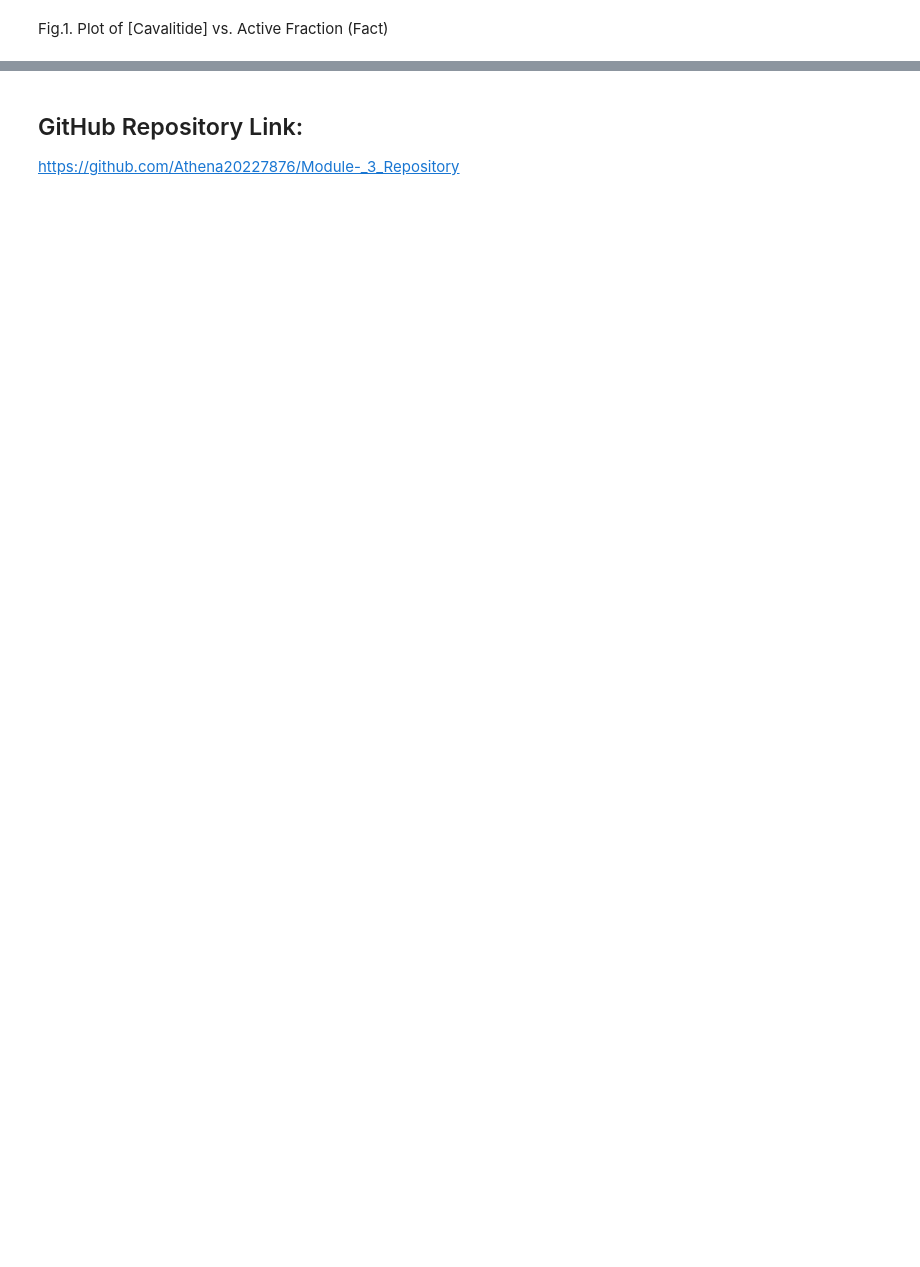
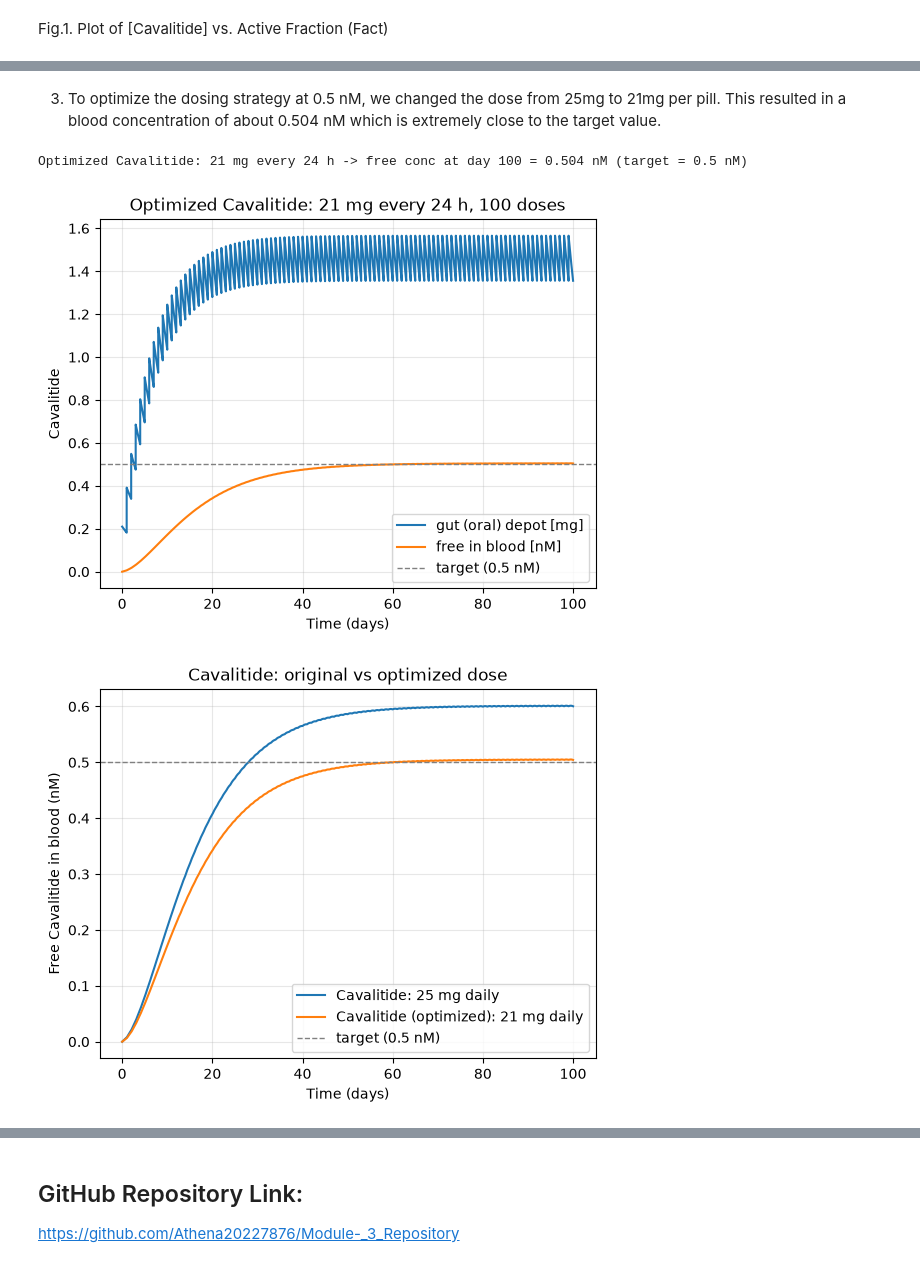
Before and after one commit to Athena20227876/Module-_3_Repository, a Jupyter notebook: M&M_Module3_Notebook.ipynb, the cells around one changed output, grey strips where cells are left out. Drawn from its saved outputs; the diff is of its cells as text; code cells hidden in the pictures; blank space fills up the shorter version.

```diff
--- a/M&M_Module3_Notebook.ipynb
+++ b/M&M_Module3_Notebook.ipynb
@@ -140 +276,49 @@ Your boss is really excited about the progress of your team in Task 1 on the dev
+# %% [markdown]
+3) To optimize the dosing strategy at 0.5 nM, we changed the dose from 25mg to 21mg per pill. This resulted in a blood concentration of about 0.504 nM which is extremely close to the target value.
+# %%
+# Step 1: Optimized Cavalitide dosing
+target = 0.5                                     # nM, target free steady state concentration
+products['Cavalitide (optimized)'] = dict(Favailable=0.01,
+                                          ka=0.006,          # 1/h
+                                          D=21,              # mg, changed from 25
+                                          interval=24,       # h
+                                          n_doses=100,
+                                          depot='gut (oral)')
+
+# Step 2: Simulate optimized dosing
+p = products['Cavalitide (optimized)']
+results['Cavalitide (optimized)'] = simulate(p['Favailable'], p['ka'], p['D'], p['interval'], p['n_doses'])
+t, Asc, Cc = results['Cavalitide (optimized)']
+free = Ffree*Cc
+print(f"Optimized Cavalitide: {p['D']} mg every {p['interval']} h -> "
+      f"free conc at day 100 = {free[-1]:.3f} nM (target = {target} nM)")
+
+# Step 3: Plot optimized Cavalitide depot and blood concentration over time
+plt.figure()
+plt.plot(t/24, Asc, label=f"{p['depot']} depot [mg]")
+plt.plot(t/24, free, label="free in blood [nM]")
+plt.axhline(target, ls="--", c="gray", lw=1, label=f"target ({target} nM)")
+plt.xlabel("Time (days)")
+plt.ylabel("Cavalitide")
+plt.title(f"Optimized Cavalitide: {p['D']} mg every {p['interval']} h, {p['n_doses']} doses")
+plt.legend()
+plt.grid(alpha=0.3)
+plt.show()
+
+# Step 4: Compare original and optimized Cavalitide dosing
+plt.figure()
+for drug in ['Cavalitide', 'Cavalitide (optimized)']:
+    t, Asc, Cc = results[drug]
+    plt.plot(t/24, Ffree*Cc, label=f"{drug}: {products[drug]['D']} mg daily")
+plt.axhline(target, ls="--", c="gray", lw=1, label=f"target ({target} nM)")
+plt.xlabel("Time (days)")
+plt.ylabel("Free Cavalitide in blood (nM)")
+plt.title("Cavalitide: original vs optimized dose")
+plt.legend()
+plt.grid(alpha=0.3)
+plt.show()
+# %% [output]
+Optimized Cavalitide: 21 mg every 24 h -> free conc at day 100 = 0.504 nM (target = 0.5 nM)
+[figure, added]
+[figure, added]
 # %% [markdown]
```
Also changed, not shown: parts of 17 cells of this notebook, 2 other files.
